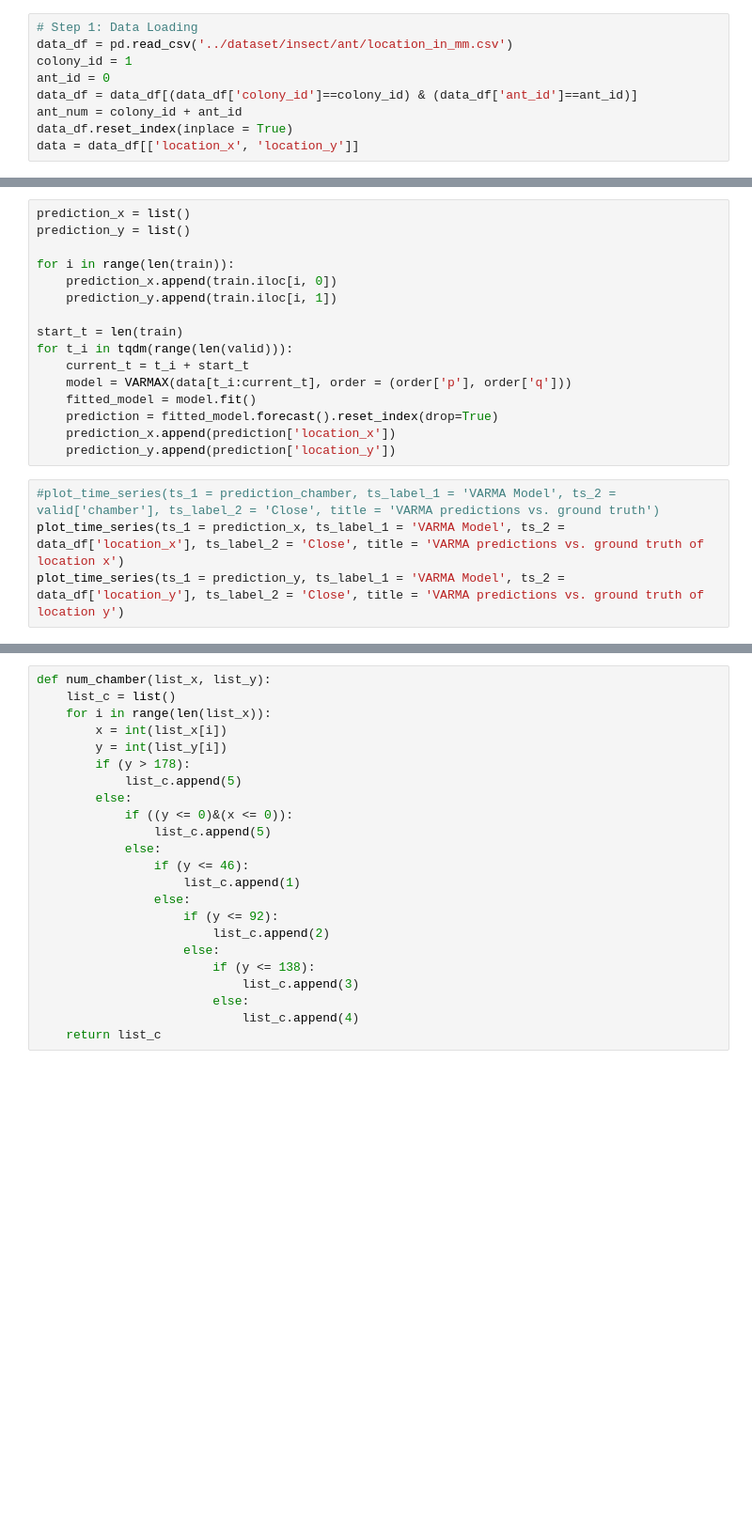
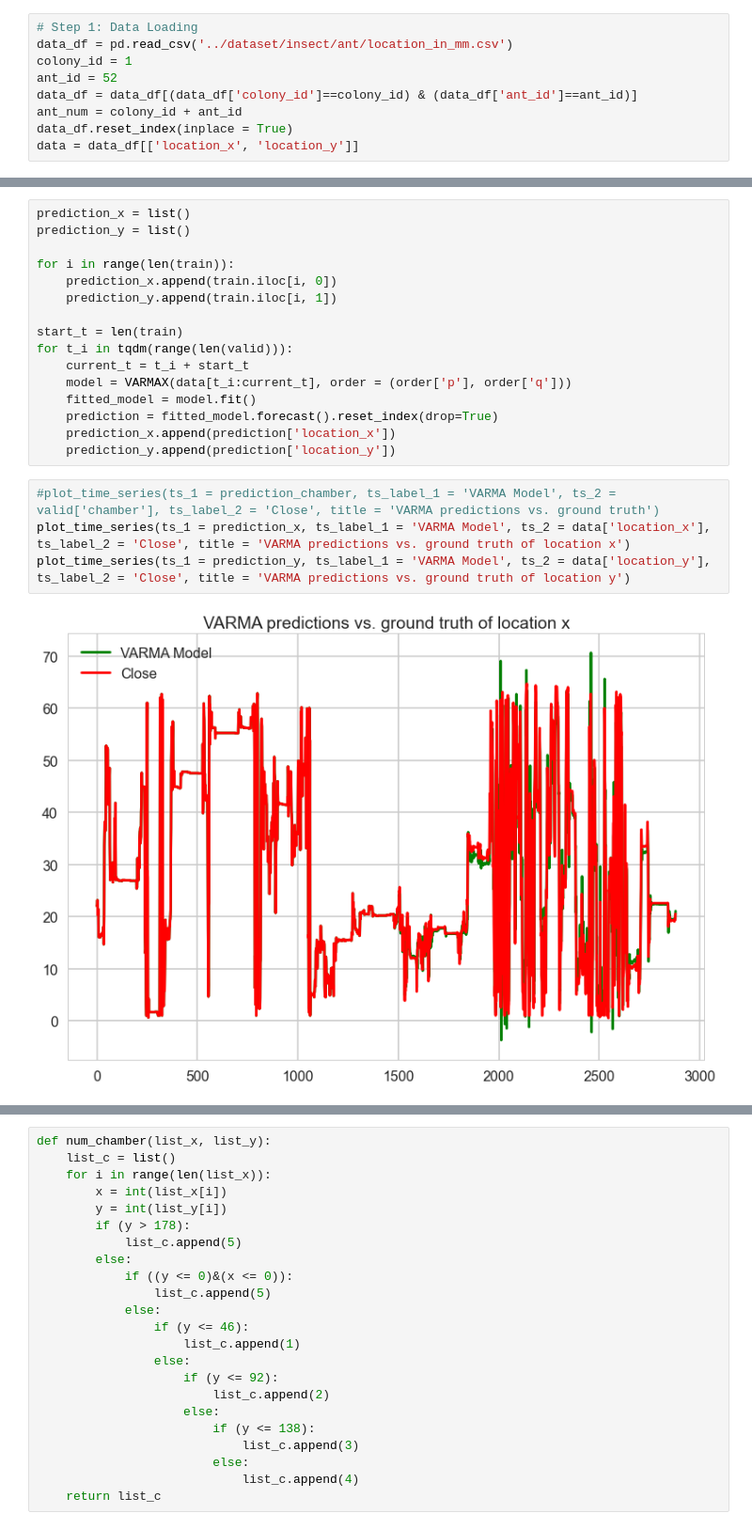
Before and after one commit to tonglinyan/animal_trajectory_prediction, a Jupyter notebook: code/x_y_location_forecasting.ipynb, the cells around one changed output, grey strips where cells are left out. Shown at 94% size. Drawn from its saved outputs; the diff is of its cells as text; blank space fills up the shorter version.

Commit message:
prediction

```diff
--- a/code/x_y_location_forecasting.ipynb
+++ b/code/x_y_location_forecasting.ipynb
@@ -17,7 +17,7 @@ from statsmodels.tsa.statespace.varmax import VARMAX
 # Step 1: Data Loading
 data_df = pd.read_csv('../dataset/insect/ant/location_in_mm.csv')
 colony_id = 1
-ant_id = 0
+ant_id = 52
 data_df = data_df[(data_df['colony_id']==colony_id) & (data_df['ant_id']==ant_id)]
 ant_num = colony_id + ant_id
 data_df.reset_index(inplace = True)
@@ -91,5 +91,7 @@ for t_i in tqdm(range(len(valid))):
     prediction_y.append(prediction['location_y'])
 # %%
 #plot_time_series(ts_1 = prediction_chamber, ts_label_1 = 'VARMA Model', ts_2 = valid['chamber'], ts_label_2 = 'Close', title = 'VARMA predictions vs. ground truth')
-plot_time_series(ts_1 = prediction_x, ts_label_1 = 'VARMA Model', ts_2 = data_df['location_x'], ts_label_2 = 'Close', title = 'VARMA predictions vs. ground truth of location x')
-plot_time_series(ts_1 = prediction_y, ts_label_1 = 'VARMA Model', ts_2 = data_df['location_y'], ts_label_2 = 'Close', title = 'VARMA predictions vs. ground truth of location y')
+plot_time_series(ts_1 = prediction_x, ts_label_1 = 'VARMA Model', ts_2 = data['location_x'], ts_label_2 = 'Close', title = 'VARMA predictions vs. ground truth of location x')
+plot_time_series(ts_1 = prediction_y, ts_label_1 = 'VARMA Model', ts_2 = data['location_y'], ts_label_2 = 'Close', title = 'VARMA predictions vs. ground truth of location y')
+# %% [output]
+[figure, added]
```
Also changed, not shown: parts of 4 cells of this notebook, 20 other files.
